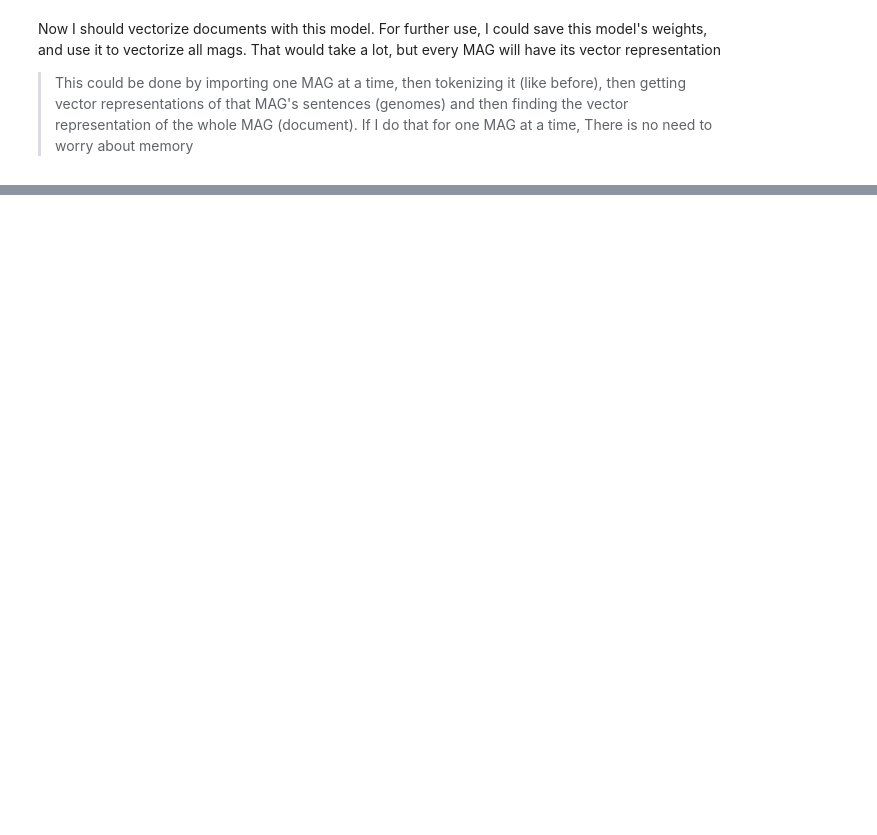
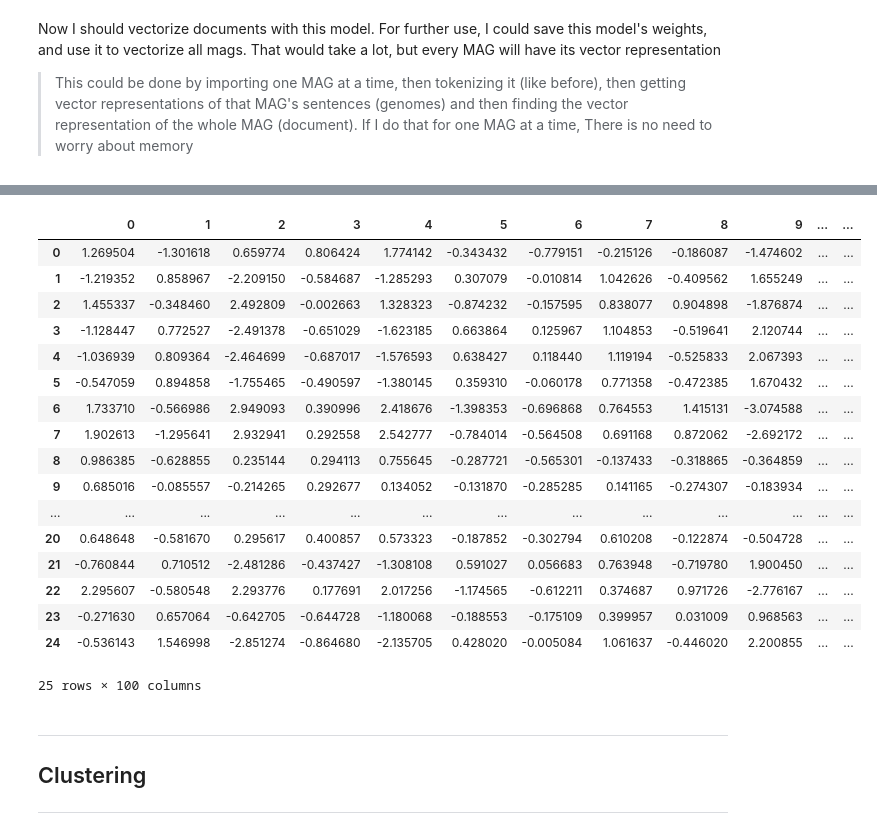
Before and after one commit to AAnzel/MOVIS, a Jupyter notebook: Code/Data_assessment.ipynb, the cells around one changed output, grey strips where cells are left out. Saved outputs shown, nothing was run; the diff lists cells and outputs as text; code cells hidden in the pictures; blank space fills up the shorter version.

Commit message:
Trained model and vectorized MAGs. Only thing left is clustering

```diff
--- a/Code/Data_assessment.ipynb
+++ b/Code/Data_assessment.ipynb
@@ -20,3 +16,10 @@ path_normalised_metabolomics = os.path.join (path_root_data, 'Metabolomics', 'No
+# %%
+num_of_mags = len([i for i in os.listdir(path_all_fasta) if (i[-2:] == 'fa')])
+SEED = 42
+END = 25
+num_of_workers = 3
+random.seed(SEED)
+np.random.seed(SEED)
 # %% [markdown]
 ---
 ## Importing MAGs
@@ -181,0 +244,5 @@ mag_model = Word2Vec(sentences=list_of_mags, size=100, workers=3, seed=SEED)
+# %%
+
+# FOR CLUSTERING I SHOULD CREATE A DATAFRAME WITH MAGs INDEXES AND THEIR VECTOR REPRESENTATIONS
+
+final_model = import_mags_and_build_model (end = END, path_all_fasta = path_all_fasta)
@@ -181,0 +266,5 @@ mag_model = Word2Vec(sentences=list_of_mags, size=100, workers=3, seed=SEED)
+# %%
+# Train model
+epochs = 10
+
+final_model = train_model (final_model, epochs = epochs, end = END)
@@ -182,3 +276,5 @@ mag_model = Word2Vec(sentences=list_of_mags, size=100, workers=3, seed=SEED)
 # %% [markdown]
 Now I should vectorize documents with this model. For further use, I could save this model's weights, and use it to vectorize all mags. That would take a lot, but every MAG will have its vector representation
 > This could be done by importing one MAG at a time, then tokenizing it (like before), then getting vector representations of that MAG's sentences (genomes) and then finding the vector representation of the whole MAG (document). If I do that for one MAG at a time, There is no need to worry about memory
+# %%
+list_of_mag_vectors = vectorize_mags (final_model, end = END)
@@ -184,0 +303,26 @@ Now I should vectorize documents with this model. For further use, I could save
+# %%
+mags_df = pd.DataFrame (list_of_mag_vectors)
+mags_df
+# %% [output]
+|  | 0 | 1 | 2 | 3 | 4 | 5 | 6 | 7 | 8 | 9 | ... | ... |
+| 0 | 1.269504 | -1.301618 | 0.659774 | 0.806424 | 1.774142 | -0.343432 | -0.779151 | -0.215126 | -0.186087 | -1.474602 | ... | ... |
+| 1 | -1.219352 | 0.858967 | -2.209150 | -0.584687 | -1.285293 | 0.307079 | -0.010814 | 1.042626 | -0.409562 | 1.655249 | ... | ... |
+| 2 | 1.455337 | -0.348460 | 2.492809 | -0.002663 | 1.328323 | -0.874232 | -0.157595 | 0.838077 | 0.904898 | -1.876874 | ... | ... |
+| 3 | -1.128447 | 0.772527 | -2.491378 | -0.651029 | -1.623185 | 0.663864 | 0.125967 | 1.104853 | -0.519641 | 2.120744 | ... | ... |
+| 4 | -1.036939 | 0.809364 | -2.464699 | -0.687017 | -1.576593 | 0.638427 | 0.118440 | 1.119194 | -0.525833 | 2.067393 | ... | ... |
+| 5 | -0.547059 | 0.894858 | -1.755465 | -0.490597 | -1.380145 | 0.359310 | -0.060178 | 0.771358 | -0.472385 | 1.670432 | ... | ... |
+| 6 | 1.733710 | -0.566986 | 2.949093 | 0.390996 | 2.418676 | -1.398353 | -0.696868 | 0.764553 | 1.415131 | -3.074588 | ... | ... |
+| 7 | 1.902613 | -1.295641 | 2.932941 | 0.292558 | 2.542777 | -0.784014 | -0.564508 | 0.691168 | 0.872062 | -2.692172 | ... | ... |
+| 8 | 0.986385 | -0.628855 | 0.235144 | 0.294113 | 0.755645 | -0.287721 | -0.565301 | -0.137433 | -0.318865 | -0.364859 | ... | ... |
+| 9 | 0.685016 | -0.085557 | -0.214265 | 0.292677 | 0.134052 | -0.131870 | -0.285285 | 0.141165 | -0.274307 | -0.183934 | ... | ... |
+| ... | ... | ... | ... | ... | ... | ... | ... | ... | ... | ... | ... | ... |
+| 20 | 0.648648 | -0.581670 | 0.295617 | 0.400857 | 0.573323 | -0.187852 | -0.302794 | 0.610208 | -0.122874 | -0.504728 | ... | ... |
+| 21 | -0.760844 | 0.710512 | -2.481286 | -0.437427 | -1.308108 | 0.591027 | 0.056683 | 0.763948 | -0.719780 | 1.900450 | ... | ... |
+| 22 | 2.295607 | -0.580548 | 2.293776 | 0.177691 | 2.017256 | -1.174565 | -0.612211 | 0.374687 | 0.971726 | -2.776167 | ... | ... |
+| 23 | -0.271630 | 0.657064 | -0.642705 | -0.644728 | -1.180068 | -0.188553 | -0.175109 | 0.399957 | 0.031009 | 0.968563 | ... | ... |
+| 24 | -0.536143 | 1.546998 | -2.851274 | -0.864680 | -2.135705 | 0.428020 | -0.005084 | 1.061637 | -0.446020 | 2.200855 | ... | ... |
+25 rows × 100 columns
+# %% [markdown]
+---
+## Clustering
+---
```
Also changed, not shown: parts of 16 cells of this notebook, 1 other file.
